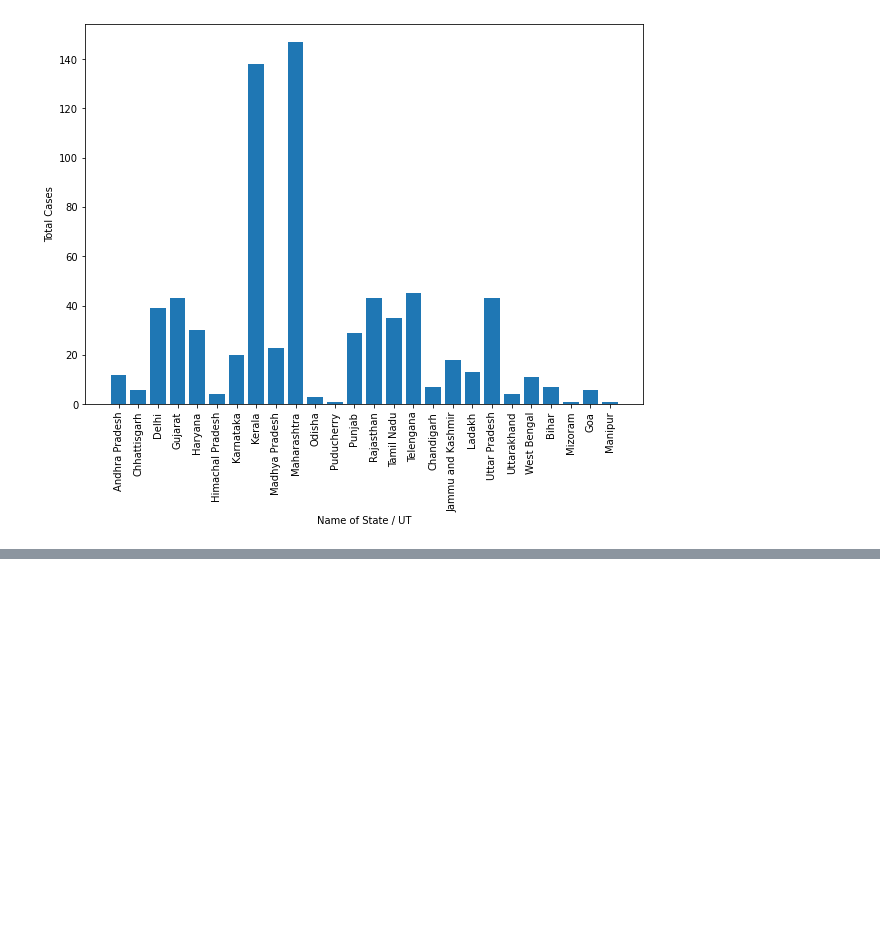
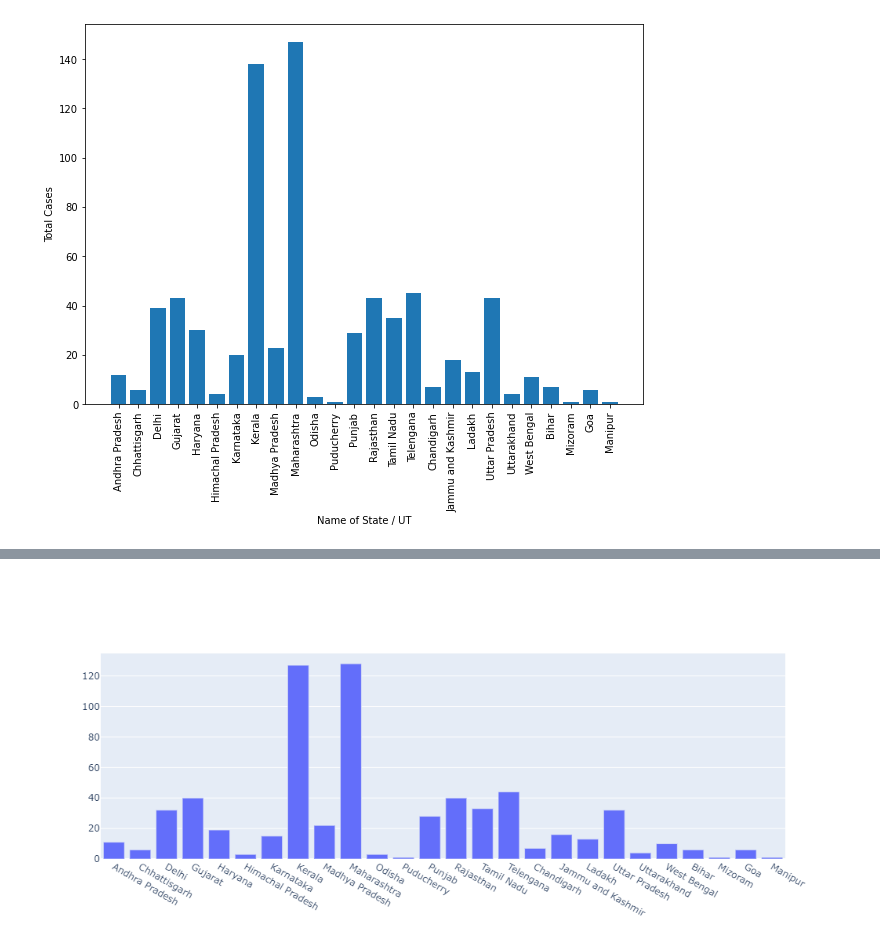
Before and after one commit to HarakaRisasi/python_code, a Jupyter notebook: statistics_and_probability/005_COVID19_data_analysis.ipynb, the cells around one changed output, grey strips where cells are left out. Saved outputs shown, nothing was run; the diff lists cells and outputs as text; code cells hidden in the pictures; blank space fills up the shorter version.

```diff
--- a/statistics_and_probability/005_COVID19_data_analysis.ipynb
+++ b/statistics_and_probability/005_COVID19_data_analysis.ipynb
@@ -138 +177,7 @@ plt.show()
+# %%
+#simple plotly
+fig = go.Figure()
+fig.add_trace(go.Bar(x=df['Name of State / UT'], y=df['Active Cases']))
+# %% [output]
+[figure, added]
 # %%
```
Also changed, not shown: parts of 34 cells of this notebook.
